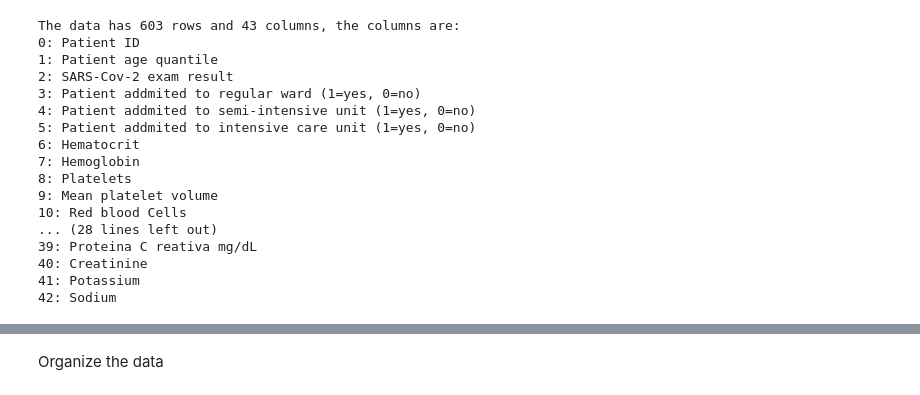
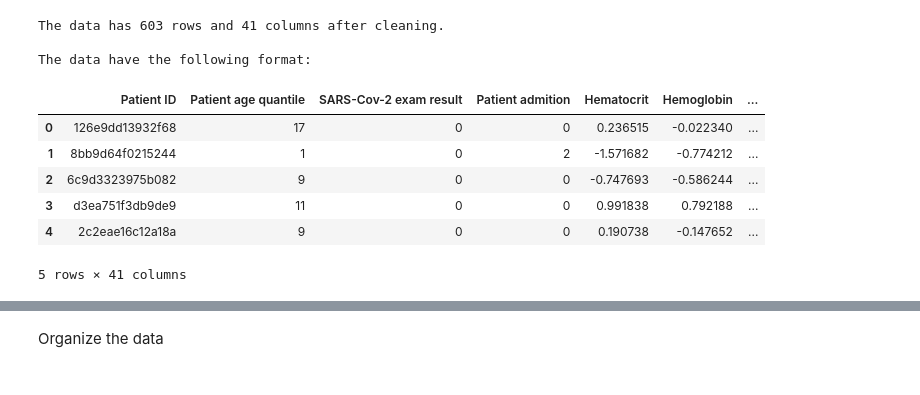
Before and after one commit to fsbertoglio/Machine-Learning-Labs, a Jupyter notebook: T1/covid_analysis.ipynb, the cells around one changed output, grey strips where cells are left out. Drawn from its saved outputs; the diff is of its cells as text; code cells hidden in the pictures.

Commit message:
feat: clean data

```diff
--- a/T1/covid_analysis.ipynb
+++ b/T1/covid_analysis.ipynb
@@ -15,46 +44,49 @@ Based on the results of laboratory tests commonly collected among confirmed COVI
 # %%
-import pandas as pd
-import numpy as np
-import matplotlib.pyplot as plt
+data.drop_duplicates(inplace=True)
 
-DATA_PATH = './covid_sp_dataset.xlsx'
-
-data = pd.read_excel(DATA_PATH)
-
-
-data.drop_duplicates(inplace=True)
 data.dropna(inplace=True, subset=['Hemoglobin'])
 data.dropna(inplace=True, axis=1, subset=[1])
+
 data.replace(to_replace='not_detected', value=0, inplace=True)
 data.replace(to_replace='detected', value=1, inplace=True)
 data.replace(to_replace='negative', value=0, inplace=True)
 data.replace(to_replace='positive', value=1, inplace=True)
+
 data.drop(['Influenza A, rapid test', 'Influenza B, rapid test', 'Serum Glucose'], axis=1, inplace=True)
 
-#data.fillna(data.mean(), inplace=True)
+bin_atributes = ['Respiratory Syncytial Virus', 'Influenza A', 'Influenza B', 'Parainfluenza 1',
+                'CoronavirusNL63', 'Rhinovirus/Enterovirus', 'Coronavirus HKU1', 'Parainfluenza 3',
+                'Chlamydophila pneumoniae', 'Adenovirus', 'Parainfluenza 4', 'Coronavirus229E',
+                'CoronavirusOC43', 'Inf A H1N1 2009', 'Bordetella pertussis', 'Metapneumovirus', 'Parainfluenza 2']
 
+for col_name, col in data.items():
+    if col_name in bin_atributes:
+        col.fillna(0.5, inplace=True)
+    elif col.hasnans == True:
+        col.fillna(col.mean(skipna=True), inplace=True)
 
+patient_admition = data['Patient addmited to semi-intensive unit (1=yes, 0=no)'] * 2 + data['Patient addmited to intensive care unit (1=yes, 0=no)'] *3 + data['Patient addmited to regular ward (1=yes, 0=no)']
+data.insert(3, 'Patient admition', patient_admition)
+data.drop(['Patient addmited to semi-intensive unit (1=yes, 0=no)', 'Patient addmited to intensive care unit (1=yes, 0=no)', 'Patient addmited to regular ward (1=yes, 0=no)'], axis=1, inplace=True)
 
+data.reset_index(inplace=True, drop=True)
 
-print(f"The data has {data.shape[0]} rows and {data.shape[1]} columns, the columns are:")
+print(f"The data has {data.shape[0]} rows and {data.shape[1]} columns after cleaning.\n")
 
-for i, col in enumerate(data.columns):
-    print(f"{i}: {col}")
+# for i, col in enumerate(data.columns):
+#     print(f"{i}: {col}")
+
+print(f"The data have the following format:")
+data.to_csv('./covid_sp_dataset_treated.csv', index=True)
+data.head()
 # %% [output]
-The data has 603 rows and 43 columns, the columns are:
-0: Patient ID
-1: Patient age quantile
-2: SARS-Cov-2 exam result
-3: Patient addmited to regular ward (1=yes, 0=no)
-4: Patient addmited to semi-intensive unit (1=yes, 0=no)
-5: Patient addmited to intensive care unit (1=yes, 0=no)
-6: Hematocrit
-7: Hemoglobin
-8: Platelets
-9: Mean platelet volume
-10: Red blood Cells
-... (28 lines left out)
-39: Proteina C reativa mg/dL
-40: Creatinine
-41: Potassium
-42: Sodium
+The data has 603 rows and 41 columns after cleaning.
+
+The data have the following format:
+|  | Patient ID | Patient age quantile | SARS-Cov-2 exam result | Patient admition | Hematocrit | Hemoglobin | ... |
+| 0 | 126e9dd13932f68 | 17 | 0 | 0 | 0.236515 | -0.022340 | ... |
+| 1 | 8bb9d64f0215244 | 1 | 0 | 2 | -1.571682 | -0.774212 | ... |
+| 2 | 6c9d3323975b082 | 9 | 0 | 0 | -0.747693 | -0.586244 | ... |
+| 3 | d3ea751f3db9de9 | 11 | 0 | 0 | 0.991838 | 0.792188 | ... |
+| 4 | 2c2eae16c12a18a | 9 | 0 | 0 | 0.190738 | -0.147652 | ... |
+5 rows × 41 columns
```
Also changed, not shown: parts of 6 cells of this notebook, 1 other file.
